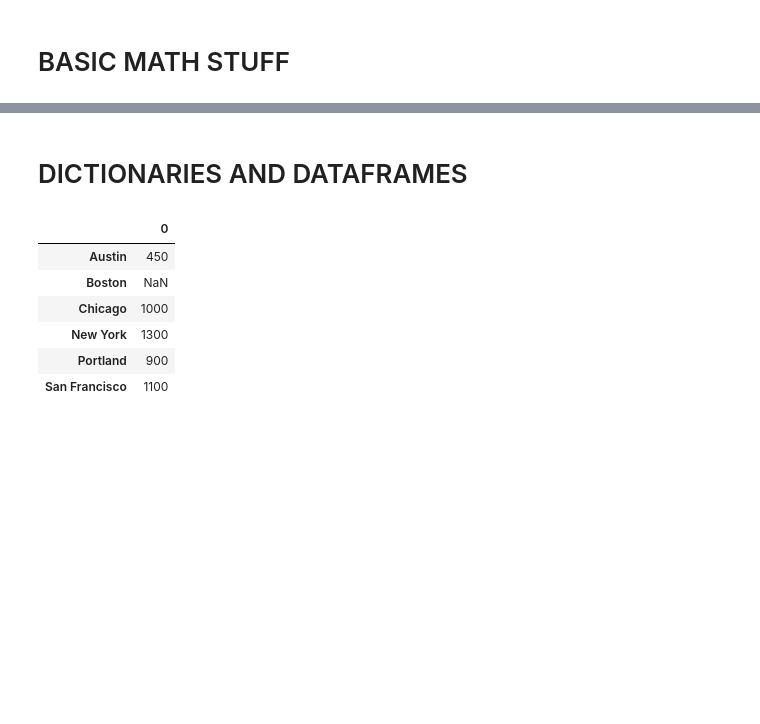
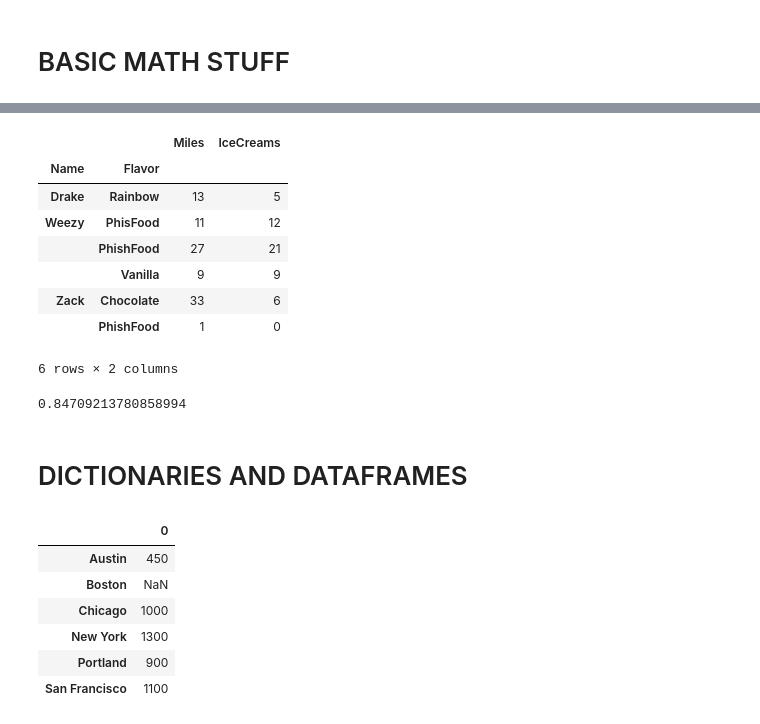
Before and after one commit to zd123/KungFu-Padas, a Jupyter notebook: lecture/Pandas-Essentials.ipynb, the cells around one changed output, grey strips where cells are left out. Drawn from its saved outputs; the diff is of its cells as text; code cells hidden in the pictures; blank space fills up the shorter version.

```diff
--- a/lecture/Pandas-Essentials.ipynb
+++ b/lecture/Pandas-Essentials.ipynb
@@ -180,0 +218,6 @@ salMean = df.Salary.mean()
+# %%
+import pandas as pd
+
+
+df = pd.read_csv("lecture-data/ez.csv")
+df.head()
@@ -181,3 +251,19 @@ salMean = df.Salary.mean()
+# %%
+df.groupby(['Name','Flavor']).sum()
+# %% [output]
+|  |  | Miles | IceCreams |
+| Name | Flavor |  |  |
+| Drake | Rainbow | 13 | 5 |
+| Weezy | PhisFood | 11 | 12 |
+|  | PhishFood | 27 | 21 |
+|  | Vanilla | 9 | 9 |
+| Zack | Chocolate | 33 | 6 |
+|  | PhishFood | 1 | 0 |
+6 rows × 2 columns
+# %%
+df['Miles'].corr(df['IceCreams'])
+# %% [output]
+0.84709213780858994
 # %% [markdown]
 # DICTIONARIES AND DATAFRAMES
 # %%
```
Also changed, not shown: parts of 20 cells of this notebook, 4 other files.
